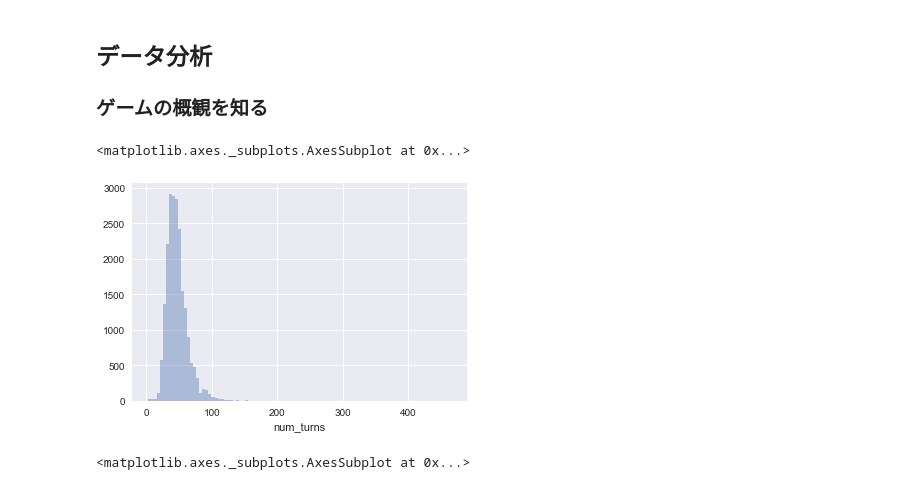
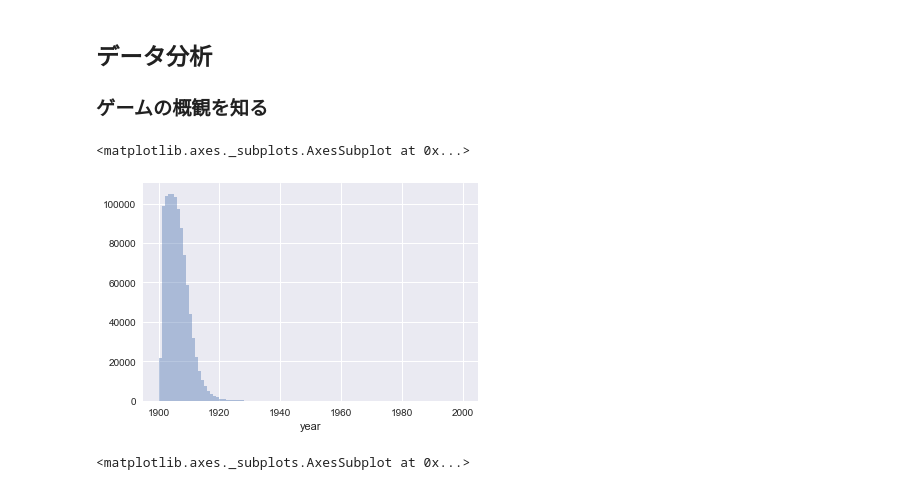
Before and after one commit to sorashido/DiplomacyPredict, a Jupyter notebook: src/v2.ipynb, the cells around one changed output. Saved outputs shown, nothing was run; the diff lists cells and outputs as text; code cells hidden in the pictures.

```diff
--- a/src/v2.ipynb
+++ b/src/v2.ipynb
@@ -63,11 +63,11 @@ import seaborn as sns
 # %%
 # 1ゲームあたりのターン数
 sns.set()
-x = games['num_turns']
+x = turns['year']
 sns.distplot(x, kde=False, rug=False, bins=100)
 # %% [output]
 <matplotlib.axes._subplots.AxesSubplot at 0x...>
-[figure, old version]
+[figure, new version]
 # %%
 # 国ごとの勝率比較
 sns.barplot(x="country", y="won", data = players)
```
Also changed, not shown: parts of 14 cells of this notebook.
